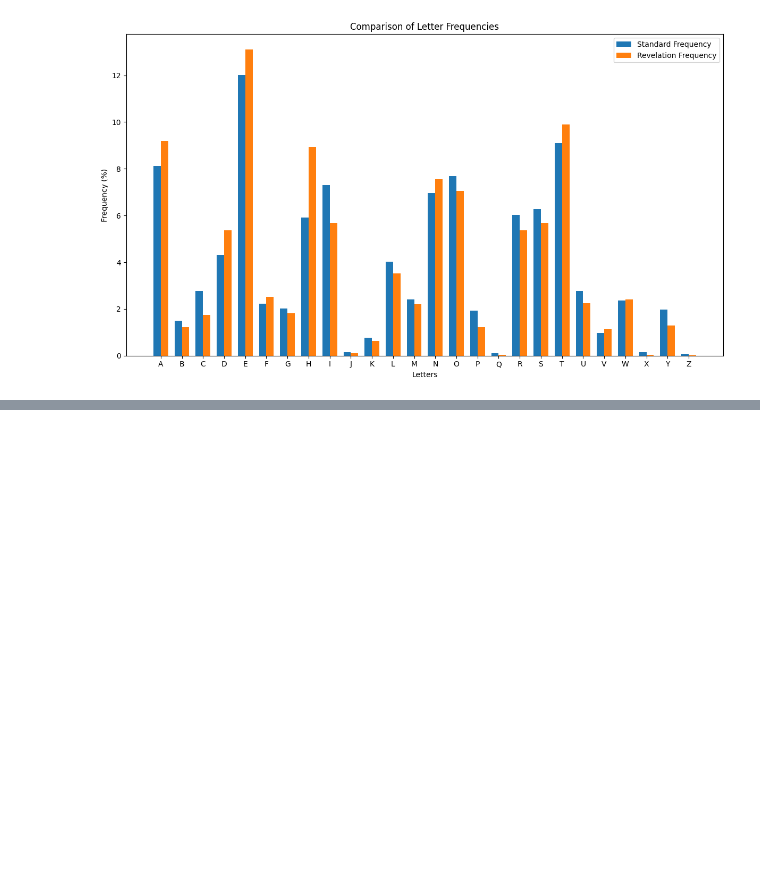
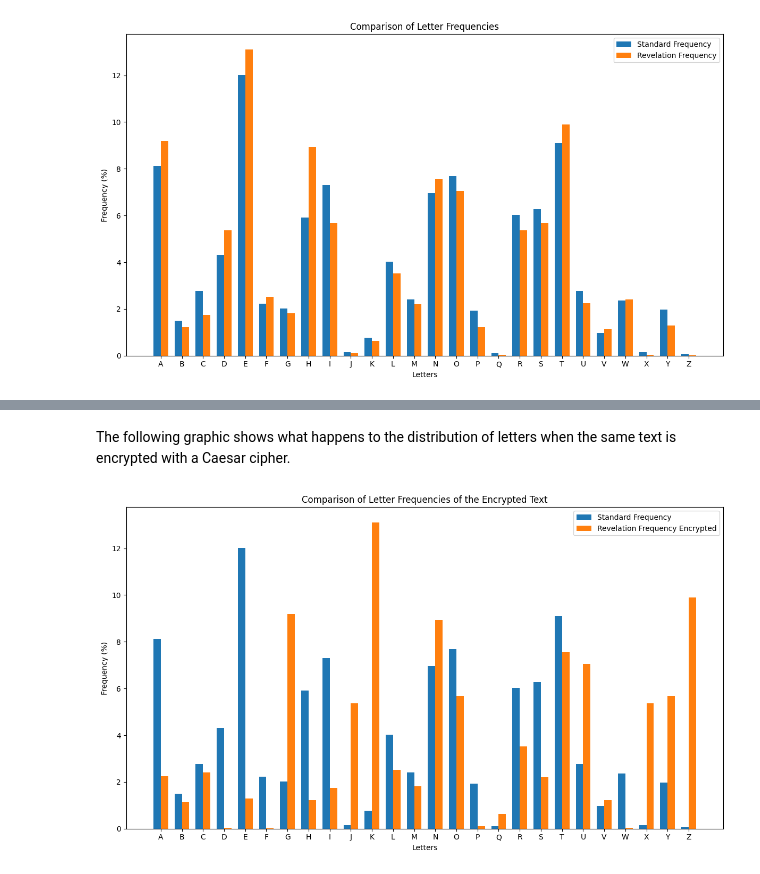
Before and after one commit to SkriptenMk/I_eW_24-28, a Jupyter notebook: files/lektionen_hs25/250917_vigenre/viginere.ipynb, the cells around one changed output, grey strips where cells are left out. Cells and saved outputs as stored; diff of their text form; code cells hidden in the pictures; blank space fills up the shorter version.

Commit message:
Schliesse den Text zu Vigenere ab

```diff
--- a/files/lektionen_hs25/250917_vigenre/viginere.ipynb
+++ b/files/lektionen_hs25/250917_vigenre/viginere.ipynb
@@ -246,0 +152,50 @@ Man spricht in diesem Fall vom One-Time Pad.
+# %% [markdown]
+The following graphic shows what happens to the distribution of letters when
+the same text is encrypted with a Caesar cipher.
+# %%
+#| code-fold: true
+def caesar(text : str, shift : int, encrypt=True) -> str:
+    text = text.upper()
+    result = ""
+
+    if encrypt:
+        for char in text:
+            shifted = (ord(char) - ord('A') + shift) % 26 + ord('A')
+            result += chr(shifted)
+    else:
+        for char in text:
+            shifted = (ord(char) - ord('A') - shift) % 26 + ord('A')
+            result += chr(shifted)
+
+    return result
+
+
+ciphered_revelation = caesar(cleaned_revelation, 6, encrypt=True)
+frequency_enyrpyted_revelation = letter_frequency(ciphered_revelation)
+dft['Revelation Frequency Encrypted'] = pd.Series(frequency_enyrpyted_revelation)
+
+# --- Erstellen Sie das Side-by-Side-Balkendiagramm ---
+# Legen Sie die Breite der Balken fest
+bar_width = 0.35
+
+# Verwenden Sie den Index des transponierten DataFrames (dft)
+x = np.arange(len(dft.index))
+
+fig, ax = plt.subplots(figsize=(12, 7))
+
+# Zeichnen Sie die Balken für die beiden Spalten aus dft
+ax.bar(x - bar_width/2, dft['Standard Frequency'], bar_width, label='Standard Frequency')
+ax.bar(x + bar_width/2, dft['Revelation Frequency Encrypted'], bar_width, label='Revelation Frequency Encrypted')
+
+ax.set_xticks(x)
+ax.set_xticklabels(dft.index)
+
+ax.set_xlabel('Letters')
+ax.set_ylabel('Frequency (%)')
+ax.set_title('Comparison of Letter Frequencies of the Encrypted Text')
+ax.legend()
+plt.tight_layout()
+
+plt.show()
+# %% [output]
+[figure, added]
```
Also changed, not shown: parts of 7 cells of this notebook, 6 other files.
